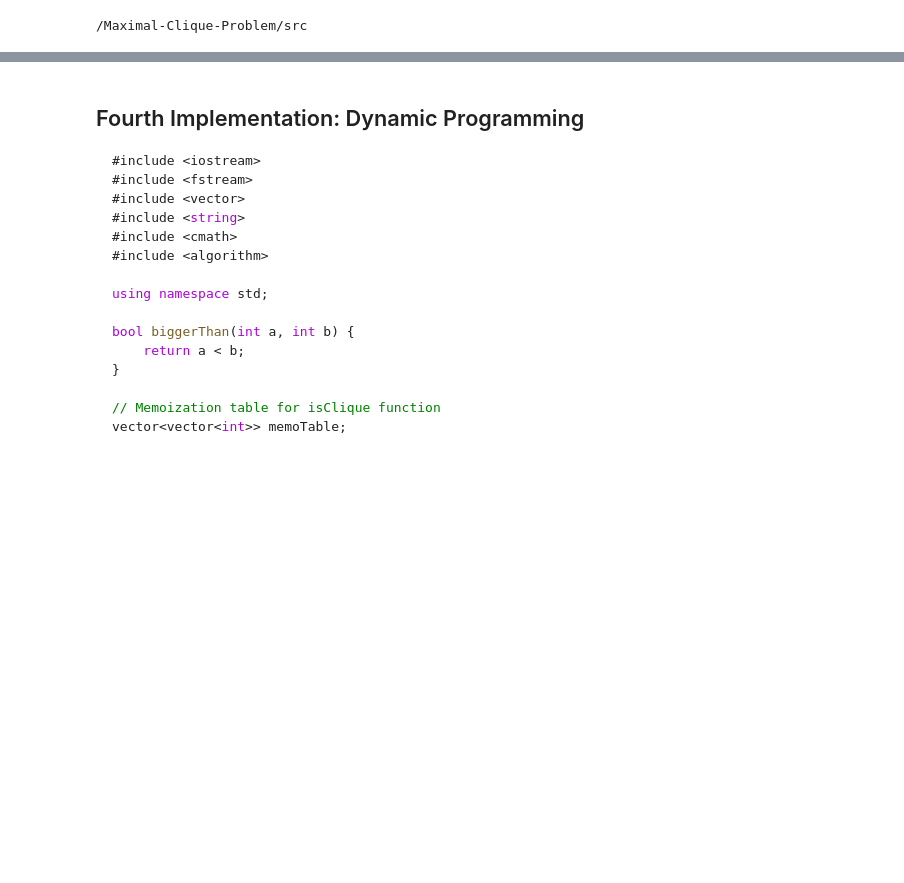
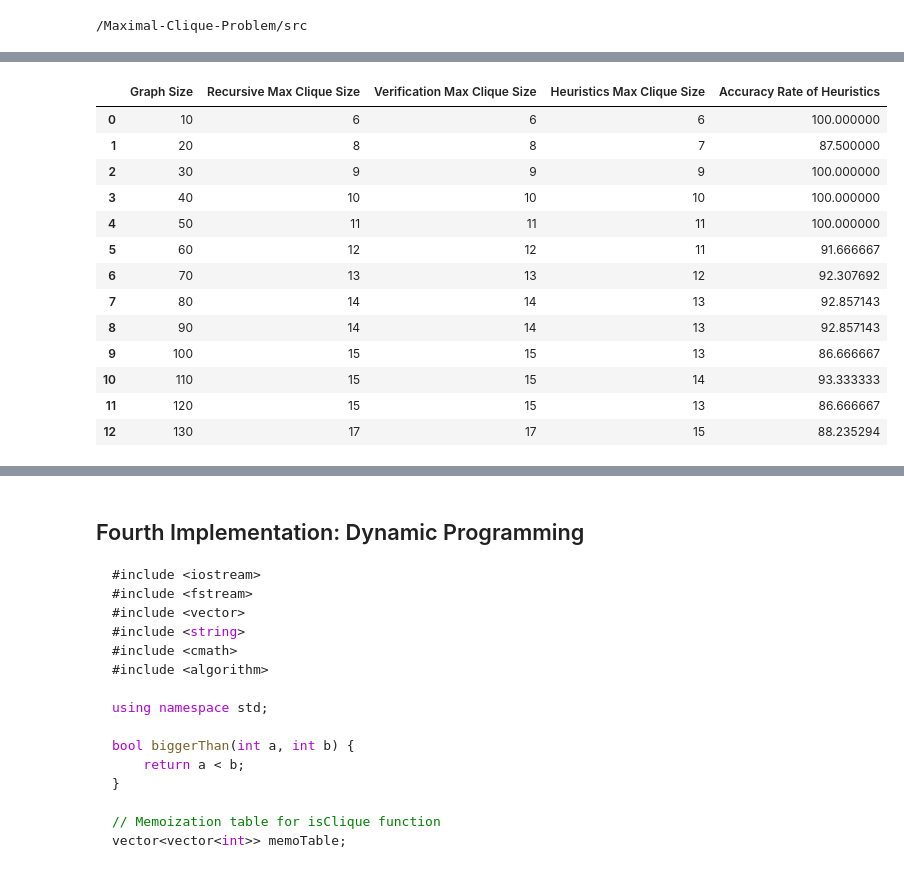
Before and after one commit to matheus-1618/Maximal-Clique-Problem, a Jupyter notebook: src/Report.ipynb, the cells around one changed output, grey strips where cells are left out. Saved outputs shown, nothing was run; the diff lists cells and outputs as text; code cells hidden in the pictures; blank space fills up the shorter version.

```diff
--- a/src/Report.ipynb
+++ b/src/Report.ipynb
@@ -330,0 +423,63 @@ int main() {
+# %%
+import pandas as pd
+import time
+import subprocess
+import matplotlib.pyplot as plt
+
+heuristics_cliques = []
+recursive_cliques = []
+verification_cliques = []
+heuristics_times = []
+recursive_times = []
+verification_times = []
+tamanhos = list(range(10,140,10))
+
+# Create an empty DataFrame
+df = pd.DataFrame(columns=['Graph Size', 'Recursive Max Clique Size', 'Verification Max Clique Size','Heuristics Max Clique Size'])
+
+for size in tamanhos:
+    generate_graph(size, False)
+
+    start = time.perf_counter()
+    proc_heuristics = subprocess.run(['./3_edges_heuristic'], text=True, capture_output=True)
+    end = time.perf_counter()
+    heuristics_times.append(end-start)
+    heuristics_cliques.append(int(proc_heuristics.stdout.split(":")[1].split(" ")[1]))
+
+
+    start = time.perf_counter()
+    proc_recursive = subprocess.run(['./1_exaustive_recursive'], text=True, capture_output=True)
+    end = time.perf_counter()
+    recursive_times.append(end-start)
+    recursive_cliques.append(int(proc_recursive.stdout.split(":")[1].split(" ")[1]))
+
+    start = time.perf_counter()
+    proc_verification = subprocess.run(['python', 'python/verify_clique.py'], text=True, capture_output=True)
+    end = time.perf_counter()
+    verification_times.append(end-start)
+    verification_cliques.append(int(proc_verification.stdout.split(":")[1].split(" ")[1]))
+
+
+df['Graph Size'] = tamanhos
+df["Recursive Max Clique Size"] = recursive_cliques
+df['Verification Max Clique Size'] = verification_cliques
+df['Heuristics Max Clique Size'] = heuristics_cliques
+df["Accuracy Rate of Heuristics"] = 100 * (1 - (df['Verification Max Clique Size'] - df['Heuristics Max Clique Size']) / df['Verification Max Clique Size'])
+
+
+df
+# %% [output]
+|  | Graph Size | Recursive Max Clique Size | Verification Max Clique Size | Heuristics Max Clique Size | Accuracy Rate of Heuristics |
+| 0 | 10 | 6 | 6 | 6 | 100.000000 |
+| 1 | 20 | 8 | 8 | 7 | 87.500000 |
+| 2 | 30 | 9 | 9 | 9 | 100.000000 |
+| 3 | 40 | 10 | 10 | 10 | 100.000000 |
+| 4 | 50 | 11 | 11 | 11 | 100.000000 |
+| 5 | 60 | 12 | 12 | 11 | 91.666667 |
+| 6 | 70 | 13 | 13 | 12 | 92.307692 |
+| 7 | 80 | 14 | 14 | 13 | 92.857143 |
+| 8 | 90 | 14 | 14 | 13 | 92.857143 |
+| 9 | 100 | 15 | 15 | 13 | 86.666667 |
+| 10 | 110 | 15 | 15 | 14 | 93.333333 |
+| 11 | 120 | 15 | 15 | 13 | 86.666667 |
+| 12 | 130 | 17 | 17 | 15 | 88.235294 |
```
Also changed, not shown: parts of 23 cells of this notebook.
